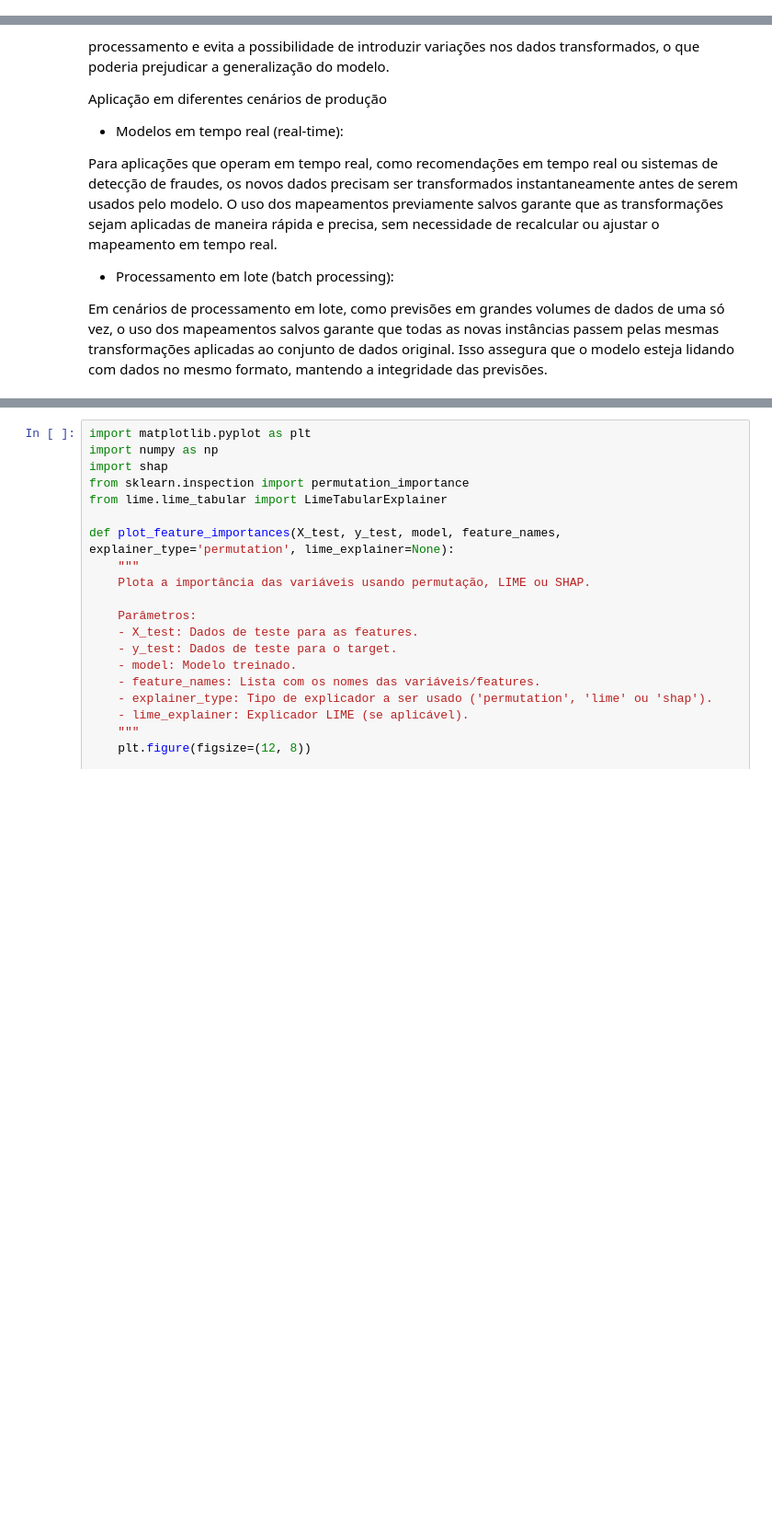
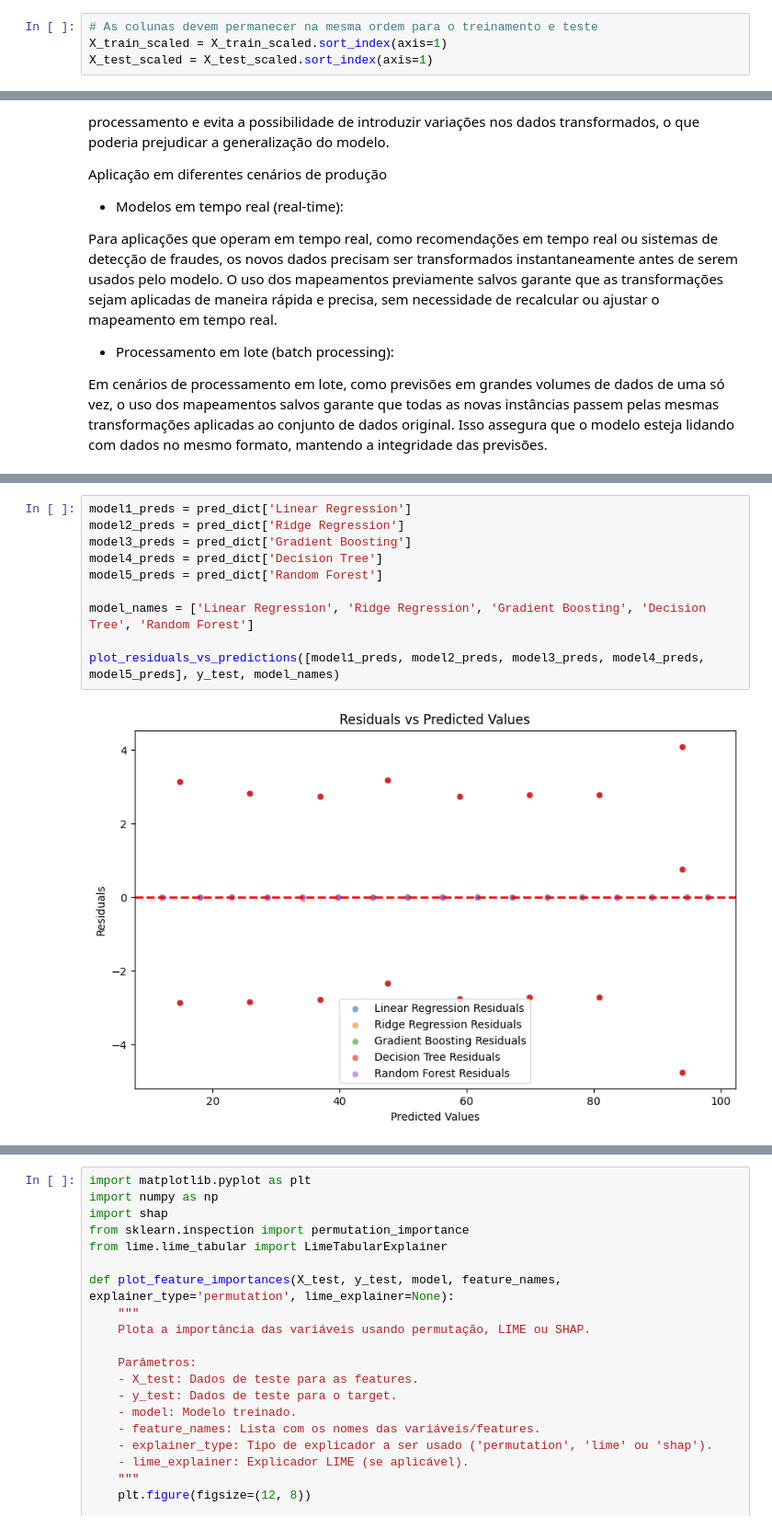
Before and after one commit to AnnaPaulaFigueiredo/credit-score, a Jupyter notebook: code/machine_learning_models.ipynb, the cells around one changed output, grey strips where cells are left out. Shown at 92% size. Saved outputs shown, nothing was run; the diff lists cells and outputs as text; blank space fills up the shorter version.

```diff
--- a/code/machine_learning_models.ipynb
+++ b/code/machine_learning_models.ipynb
@@ -571,6 +586,10 @@ Series([], dtype: int64)
 X_test_scaled.isnull().sum()[lambda x : x > 0]
 # %% [output]
 Series([], dtype: int64)
+# %%
+# As colunas devem permanecer na mesma ordem para o treinamento e teste
+X_train_scaled = X_train_scaled.sort_index(axis=1)
+X_test_scaled = X_test_scaled.sort_index(axis=1)
 # %% [markdown]
 ## Save Maps
 
@@ -861,0 +1032,12 @@ Error:
+# %%
+model1_preds = pred_dict['Linear Regression']
+model2_preds = pred_dict['Ridge Regression']
+model3_preds = pred_dict['Gradient Boosting']
+model4_preds = pred_dict['Decision Tree']
+model5_preds = pred_dict['Random Forest']
+
+model_names = ['Linear Regression', 'Ridge Regression', 'Gradient Boosting', 'Decision Tree', 'Random Forest']
+
+plot_residuals_vs_predictions([model1_preds, model2_preds, model3_preds, model4_preds, model5_preds], y_test, model_names)
+# %% [output]
+[figure, added]
```
Also changed, not shown: parts of 59 cells of this notebook, 3 other files.
